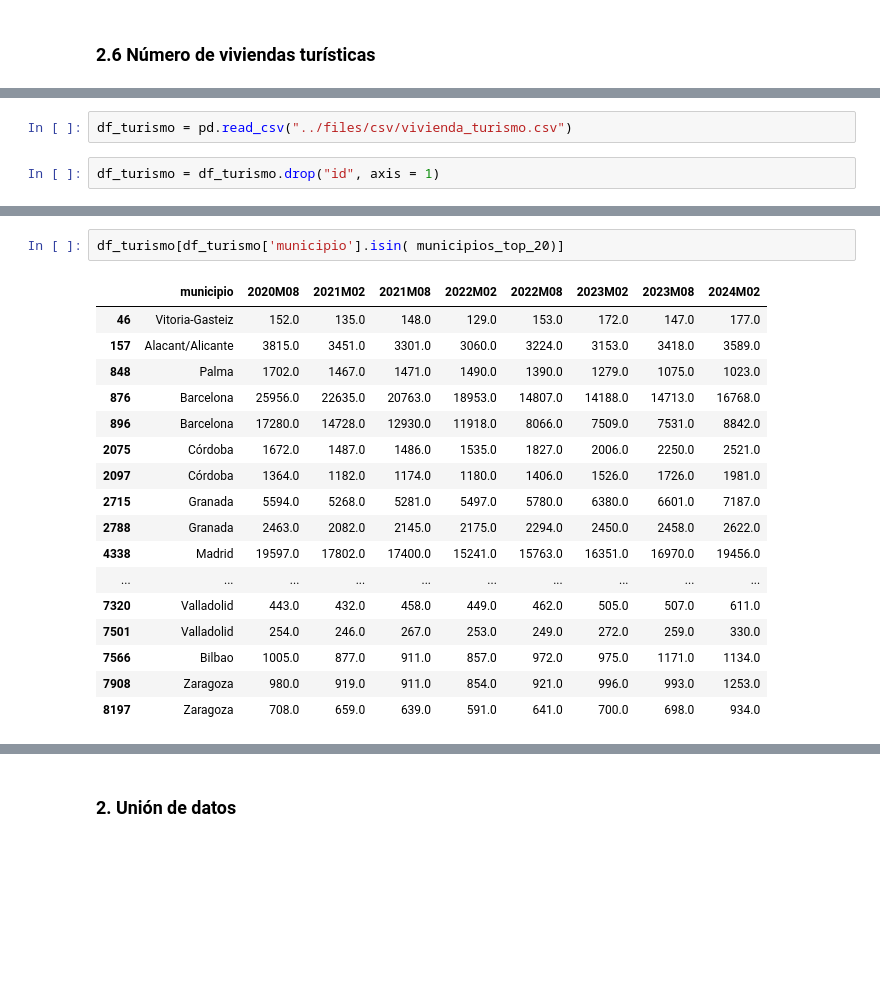
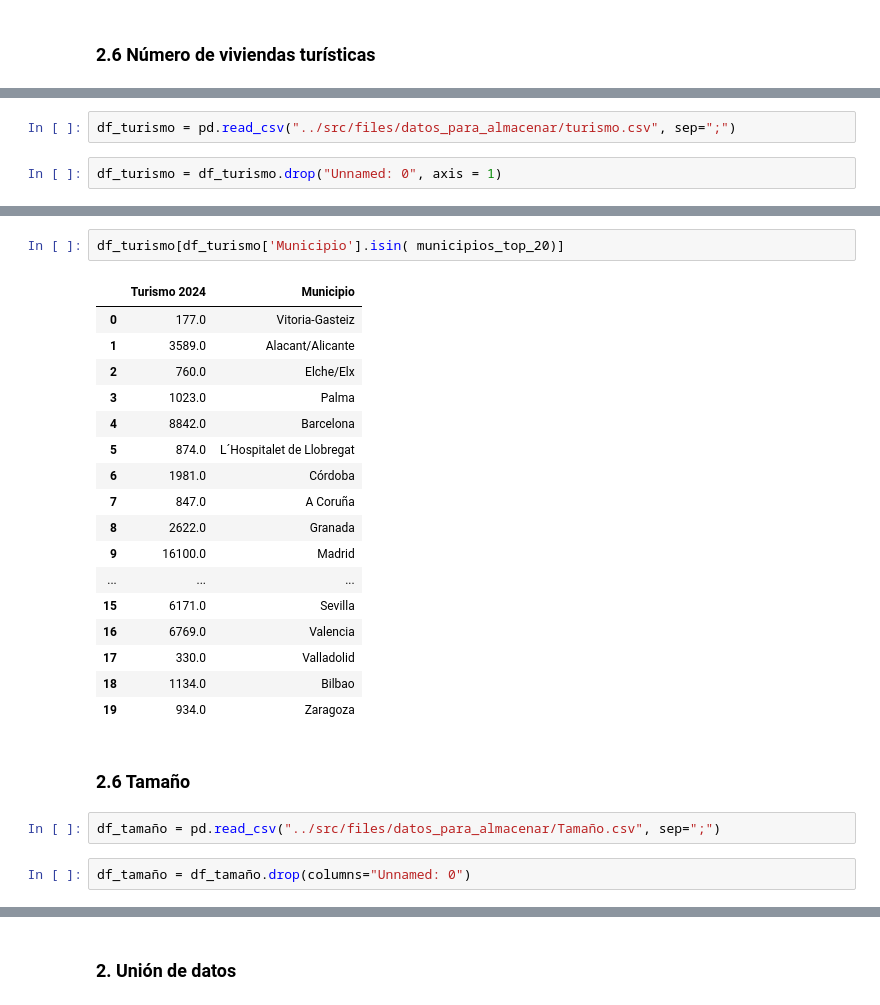
Before and after one commit to carlotagordillo2/Housing-factor, a Jupyter notebook: src/clean_df.ipynb, the cells around one changed output, grey strips where cells are left out. Cells and saved outputs as stored; diff of their text form; blank space fills up the shorter version.

```diff
--- a/src/clean_df.ipynb
+++ b/src/clean_df.ipynb
@@ -461,4 +564,4 @@ este hay q verlo bien la verdad
 # %%
-df_turismo = pd.read_csv("../files/csv/vivienda_turismo.csv")
+df_turismo = pd.read_csv("../src/files/datos_para_almacenar/turismo.csv", sep=";")
 # %%
-df_turismo = df_turismo.drop("id", axis = 1)
+df_turismo = df_turismo.drop("Unnamed: 0", axis = 1)
@@ -465,20 +588,26 @@ df_turismo = df_turismo.drop("id", axis = 1)
 # %%
-df_turismo[df_turismo['municipio'].isin( municipios_top_20)]
+df_turismo[df_turismo['Municipio'].isin( municipios_top_20)]
 # %% [output]
-|  | municipio | 2020M08 | 2021M02 | 2021M08 | 2022M02 | 2022M08 | 2023M02 | 2023M08 | 2024M02 |
-| 46 | Vitoria-Gasteiz | 152.0 | 135.0 | 148.0 | 129.0 | 153.0 | 172.0 | 147.0 | 177.0 |
-| 157 | Alacant/Alicante | 3815.0 | 3451.0 | 3301.0 | 3060.0 | 3224.0 | 3153.0 | 3418.0 | 3589.0 |
-| 848 | Palma | 1702.0 | 1467.0 | 1471.0 | 1490.0 | 1390.0 | 1279.0 | 1075.0 | 1023.0 |
-| 876 | Barcelona | 25956.0 | 22635.0 | 20763.0 | 18953.0 | 14807.0 | 14188.0 | 14713.0 | 16768.0 |
-| 896 | Barcelona | 17280.0 | 14728.0 | 12930.0 | 11918.0 | 8066.0 | 7509.0 | 7531.0 | 8842.0 |
-| 2075 | Córdoba | 1672.0 | 1487.0 | 1486.0 | 1535.0 | 1827.0 | 2006.0 | 2250.0 | 2521.0 |
-| 2097 | Córdoba | 1364.0 | 1182.0 | 1174.0 | 1180.0 | 1406.0 | 1526.0 | 1726.0 | 1981.0 |
-| 2715 | Granada | 5594.0 | 5268.0 | 5281.0 | 5497.0 | 5780.0 | 6380.0 | 6601.0 | 7187.0 |
-| 2788 | Granada | 2463.0 | 2082.0 | 2145.0 | 2175.0 | 2294.0 | 2450.0 | 2458.0 | 2622.0 |
-| 4338 | Madrid | 19597.0 | 17802.0 | 17400.0 | 15241.0 | 15763.0 | 16351.0 | 16970.0 | 19456.0 |
-| ... | ... | ... | ... | ... | ... | ... | ... | ... | ... |
-| 7320 | Valladolid | 443.0 | 432.0 | 458.0 | 449.0 | 462.0 | 505.0 | 507.0 | 611.0 |
-| 7501 | Valladolid | 254.0 | 246.0 | 267.0 | 253.0 | 249.0 | 272.0 | 259.0 | 330.0 |
-| 7566 | Bilbao | 1005.0 | 877.0 | 911.0 | 857.0 | 972.0 | 975.0 | 1171.0 | 1134.0 |
-| 7908 | Zaragoza | 980.0 | 919.0 | 911.0 | 854.0 | 921.0 | 996.0 | 993.0 | 1253.0 |
-| 8197 | Zaragoza | 708.0 | 659.0 | 639.0 | 591.0 | 641.0 | 700.0 | 698.0 | 934.0 |
+|  | Turismo 2024 | Municipio |
+| 0 | 177.0 | Vitoria-Gasteiz |
+| 1 | 3589.0 | Alacant/Alicante |
+| 2 | 760.0 | Elche/Elx |
+| 3 | 1023.0 | Palma |
+| 4 | 8842.0 | Barcelona |
+| 5 | 874.0 | L´Hospitalet de Llobregat |
+| 6 | 1981.0 | Córdoba |
+| 7 | 847.0 | A Coruña |
+| 8 | 2622.0 | Granada |
+| 9 | 16100.0 | Madrid |
+| ... | ... | ... |
+| 15 | 6171.0 | Sevilla |
+| 16 | 6769.0 | Valencia |
+| 17 | 330.0 | Valladolid |
+| 18 | 1134.0 | Bilbao |
+| 19 | 934.0 | Zaragoza |
+# %% [markdown]
+### 2.6 Tamaño
+# %%
+df_tamaño = pd.read_csv("../src/files/datos_para_almacenar/Tamaño.csv", sep=";")
+# %%
+df_tamaño = df_tamaño.drop(columns="Unnamed: 0")
```
Also changed, not shown: parts of 43 cells of this notebook, 1 other file.
